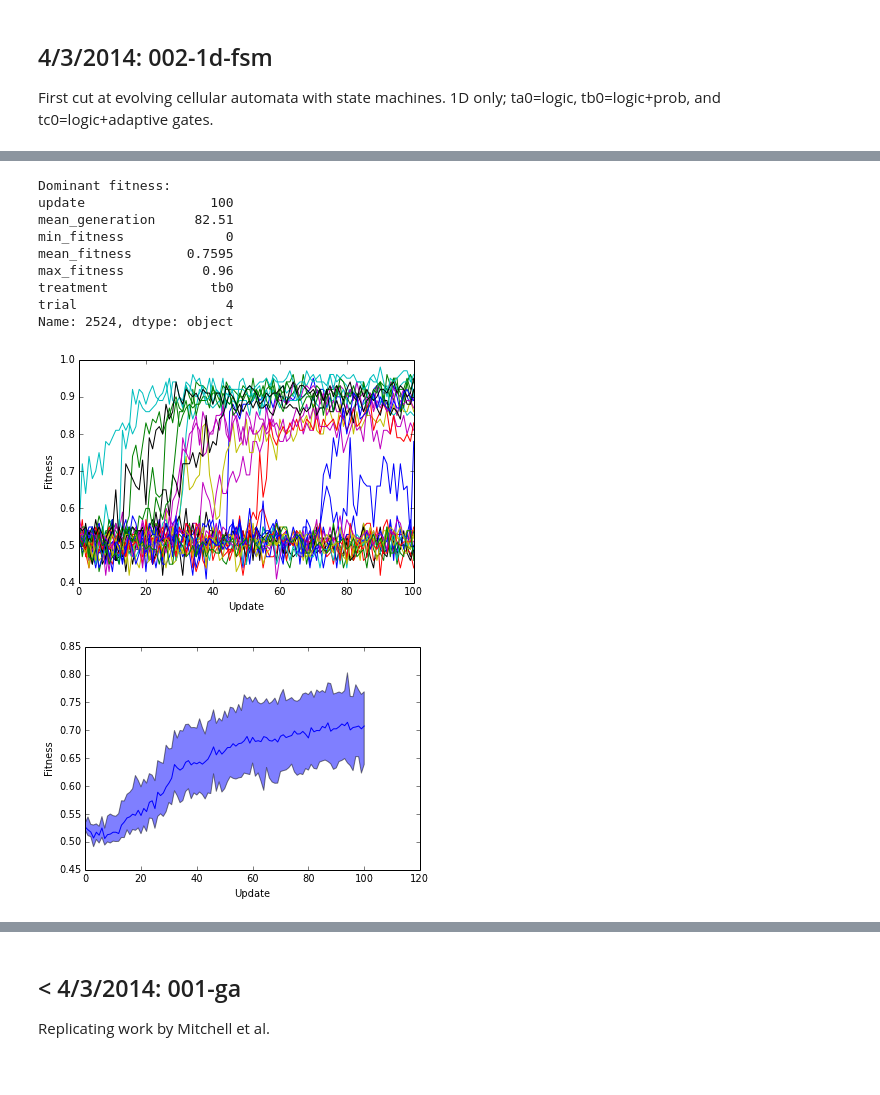
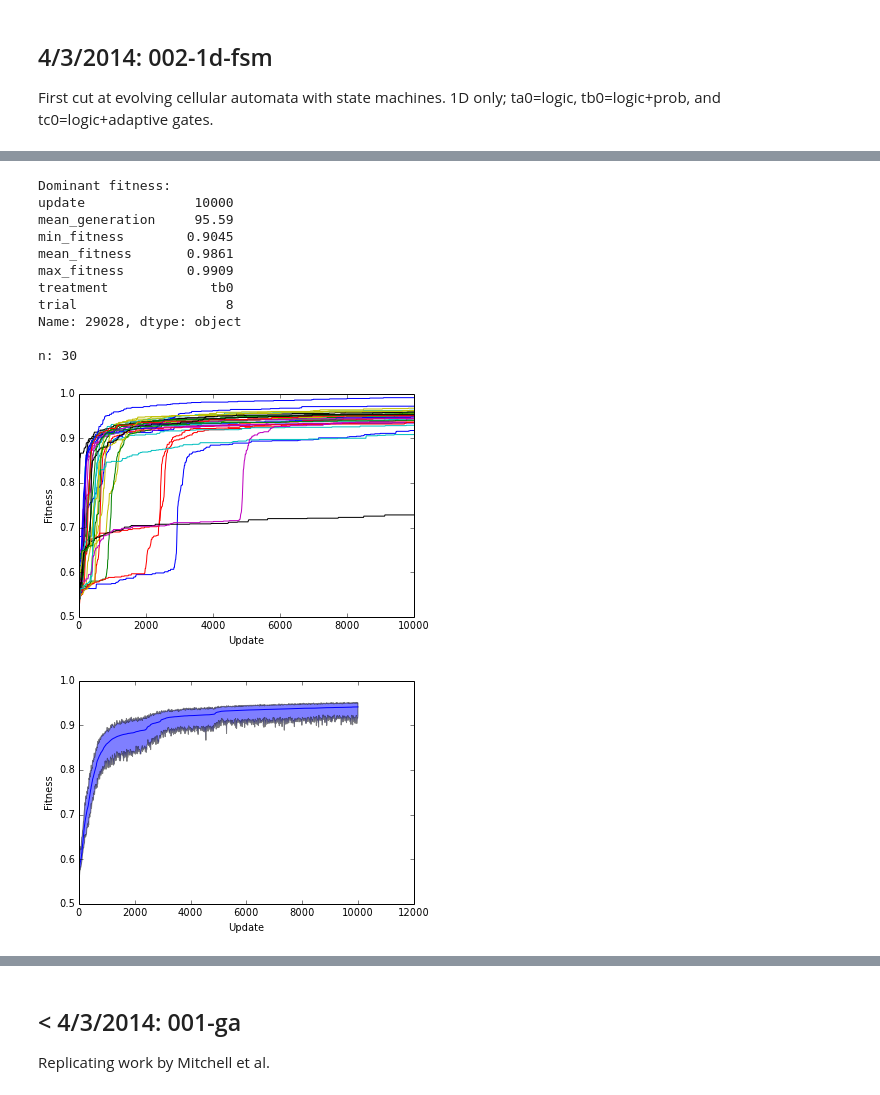
Before and after one commit to dknoester/self-assembly, a Jupyter notebook: math/self-assembly.ipynb, the cells around one changed output, grey strips where cells are left out. Saved outputs shown, nothing was run; the diff lists cells and outputs as text; code cells hidden in the pictures.

```diff
--- a/math/self-assembly.ipynb
+++ b/math/self-assembly.ipynb
@@ -136,15 +138,17 @@ n: 17
 # %%
-D = fitness_plots('../var/002-fsm','tb0') # logic+probabilistic
+D = fitness_plots('../var/002-1d-fsm','tb0') # logic+probabilistic
 # %% [output]
 Dominant fitness:
-update                100
-mean_generation     82.51
-min_fitness             0
-mean_fitness       0.7595
-max_fitness          0.96
+update              10000
+mean_generation     95.59
+min_fitness        0.9045
+mean_fitness       0.9861
+max_fitness        0.9909
 treatment             tb0
-trial                   4
-Name: 2524, dtype: object
+trial                   8
+Name: 29028, dtype: object
+
+n: 30
-[figure, old version]
+[figure, new version]
-[figure, old version]
+[figure, new version]
 # %%
```
Also changed, not shown: parts of 5 cells of this notebook, 2 other files.
